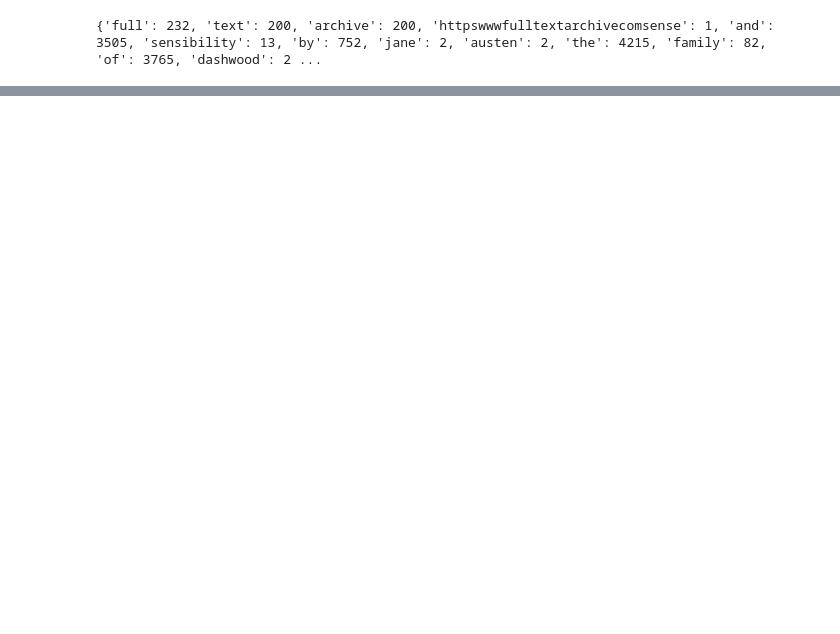
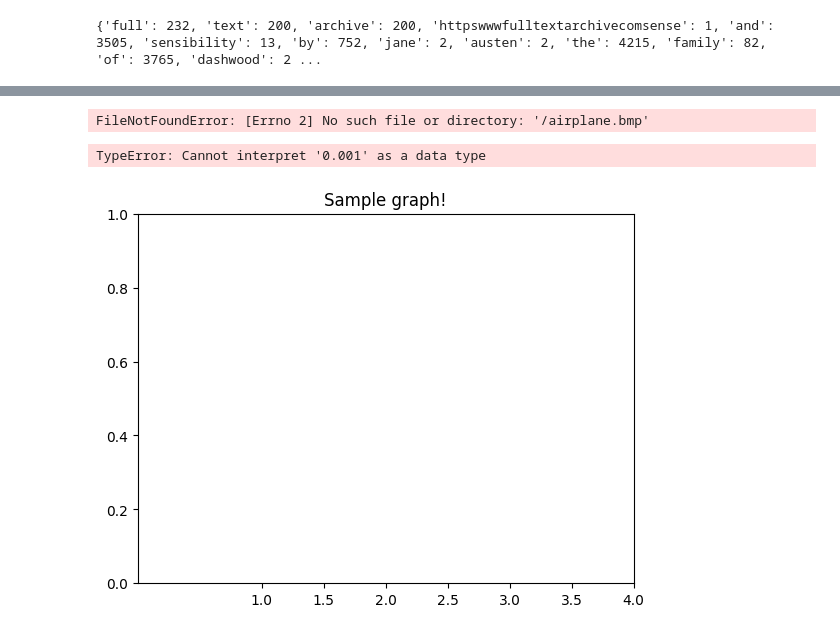
Before and after one commit to jtymin/ROAR-Academy, a Jupyter notebook: Part 2/2-1.ipynb, the cells around one changed output, grey strips where cells are left out. Cells and saved outputs as stored; diff of their text form; code cells hidden in the pictures; blank space fills up the shorter version.

```diff
--- a/Part 2/2-1.ipynb
+++ b/Part 2/2-1.ipynb
@@ -89,0 +163,71 @@ print(frequency_table)
+# %%
+from datetime import datetime
+import matplotlib.pyplot as plt
+import os
+import numpy as np
+
+# Initialization, define some constant
+path = os.path.dirname(os.path.abspath(__file__))
+filename = path + '/airplane.bmp'
+background = plt.imread(filename)
+
+second_hand_length = 200
+second_hand_width = 2
+minute_hand_length = 150
+minute_hand_width = 6
+hour_hand_length = 100
+hour_hand_width = 10
+center = np.array([256, 256])
+
+def clock_hand_vector(angle, length):
+    return np.array([length * np.sin(angle), -length * np.cos(angle)])
+
+# draw an image background
+fig, ax = plt.subplots()
+
+while True:
+    plt.imshow(background)
+
+    # First retrieve the time
+    now_time = datetime.now()
+    hour = now_time.hour
+    if hour>12: hour = hour - 12
+    minute = now_time.minute
+    second = now_time.second
+
+    # Calculate end points of hour, minute, second
+
+    hour_vector = clock_hand_vector((hour+second/3600)/12*2*np.pi, hour_hand_length)
+    minute_vector = clock_hand_vector((minute+second/60)/60*2*np.pi, minute_hand_length)
+    second_vector = clock_hand_vector(second/60*2*np.pi, second_hand_length)
+
+    plt.arrow(center[0], center[1], hour_vector[0], hour_vector[1], head_length = 3, linewidth = hour_hand_width, color = 'black')
+    plt.arrow(center[0], center[1], minute_vector[0], minute_vector[1], linewidth = minute_hand_width, color = 'black')
+    plt.arrow(center[0], center[1], second_vector[0], second_vector[1], linewidth = second_hand_width, color = 'red')
+
+    plt.pause(0.1)
+    plt.clf()
+# %% [output]
+FileNotFoundError: [Errno 2] No such file or directory: '/airplane.bmp'
+# %%
+from matplotlib import patches
+import numpy as np
+import matplotlib.pyplot as plt
+
+plt.title("Sample graph!")
+label_axis = np.arange(1.0,4.5,0.5).tolist()
+plt.xticks(label_axis)
+
+x = np.arange(1.,2.,9,0.001)
+x1 = np.arange(2.,3.,0,0.001 )
+y0 = 2*x
+y1 = -3*x1+10
+
+plt.yticks(label_axis)
+
+plt.xlabel("x - axis")
+plt.ylabel("y - axis")
+plt.show()
+# %% [output]
+TypeError: Cannot interpret '0.001' as a data type
+[figure, added]
```
Also changed, not shown: parts of 7 cells of this notebook, 4 other files.
